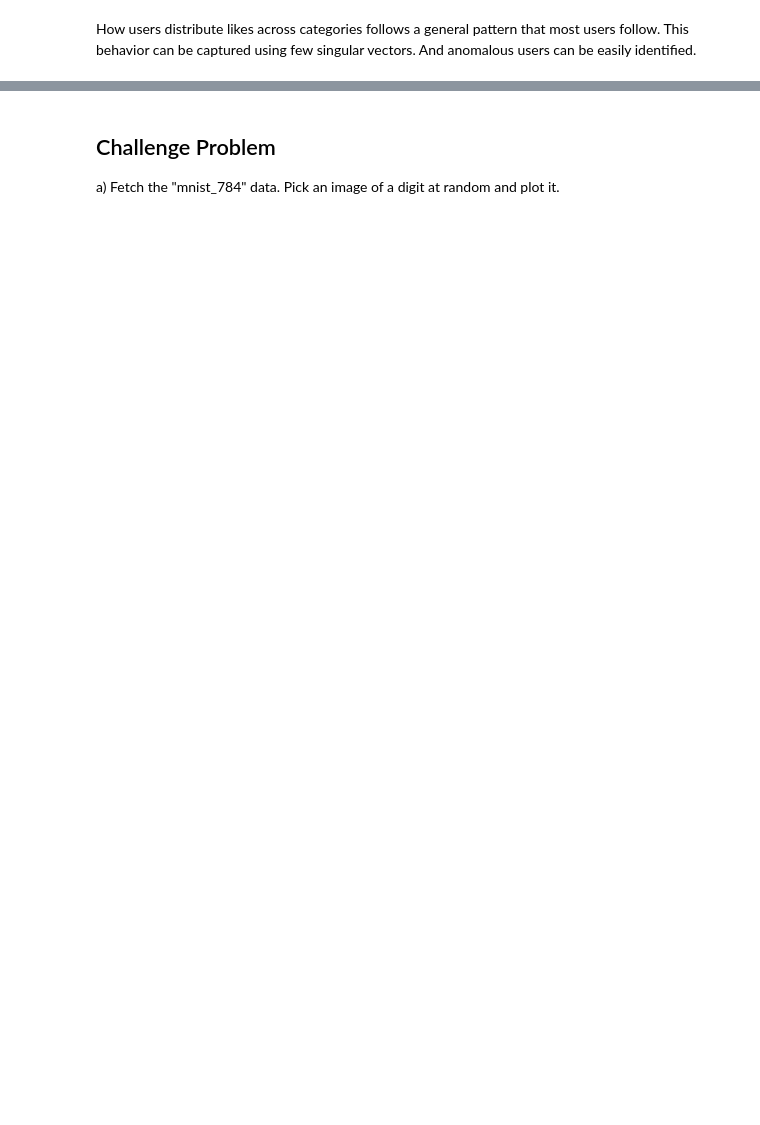
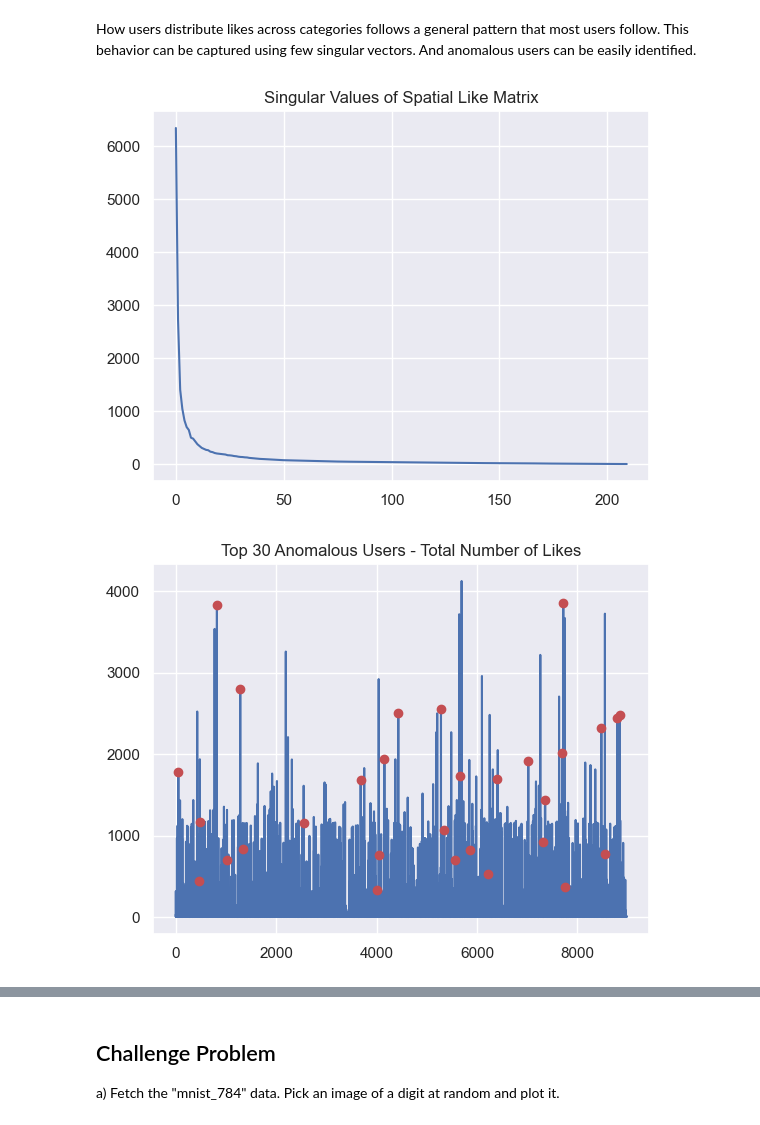
Before and after one commit to markyx316/Data-Science-Fundamentals, a Jupyter notebook: lecture_10/worksheet_10.ipynb, the cells around one changed output, grey strips where cells are left out. Saved outputs shown, nothing was run; the diff lists cells and outputs as text; code cells hidden in the pictures; blank space fills up the shorter version.

```diff
--- a/lecture_10/worksheet_10.ipynb
+++ b/lecture_10/worksheet_10.ipynb
@@ -270,7 +278,7 @@ plt.plot(s)
 _ = plt.title('Singular Values of Spatial Like Matrix')
 plt.show()
 
-RANK = ...
+RANK = 20
 scopy = s.copy()
 scopy[RANK:] = 0.
 N = u @ np.diag(scopy) @ vt
@@ -282,30 +290,33 @@ anomSet = np.argsort(Onorm)[-30:]
 # _ = plt.title('Norm of Residual (rows of O)')
 # plt.show()
 
 plt.plot(FBSnorm)
 plt.plot(anomSet, FBSnorm[anomSet],'ro')
 _ = plt.title('Top 30 Anomalous Users - Total Number of Likes')
 plt.show()
 
 # anomalous users
 plt.figure(figsize=(9,6))
 for i in range(1,10):
     ax = plt.subplot(3,3,i)
     plt.plot(FBSpatial[anomSet[i-1],:])
     plt.xlabel('FB Content Categories')
 plt.subplots_adjust(wspace=0.25,hspace=0.45)
 _ = plt.suptitle('Nine Example Anomalous Users',size=20)
 plt.show()
 
 # normal users
 set = np.argsort(Onorm)[0:7000]
 # that have high overall volume
 max = np.argsort(FBSnorm[set])[::-1]
 plt.figure(figsize=(9,6))
 for i in range(1,10):
     ax = plt.subplot(3,3,i)
     plt.plot(FBSpatial[set[max[i-1]],:])
     plt.xlabel('FB Content Categories')
 plt.subplots_adjust(wspace=0.25,hspace=0.45)
 _ = plt.suptitle('Nine Example Normal Users',size=20)
 plt.show()
+# %% [output]
+[figure, added]
+[figure, added]
```
Also changed, not shown: parts of 20 cells of this notebook.
